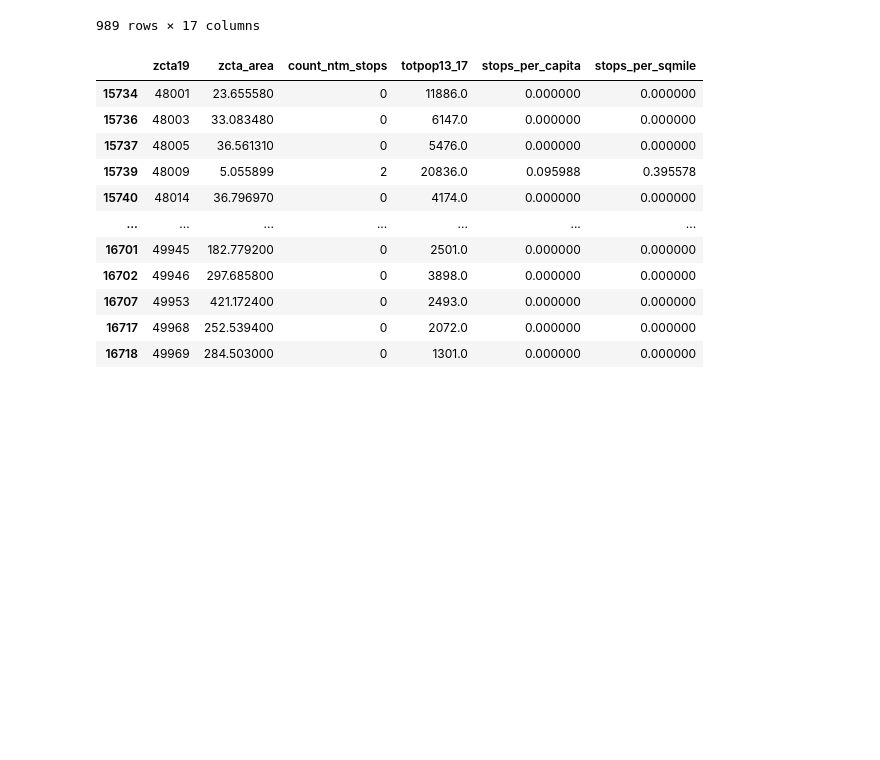
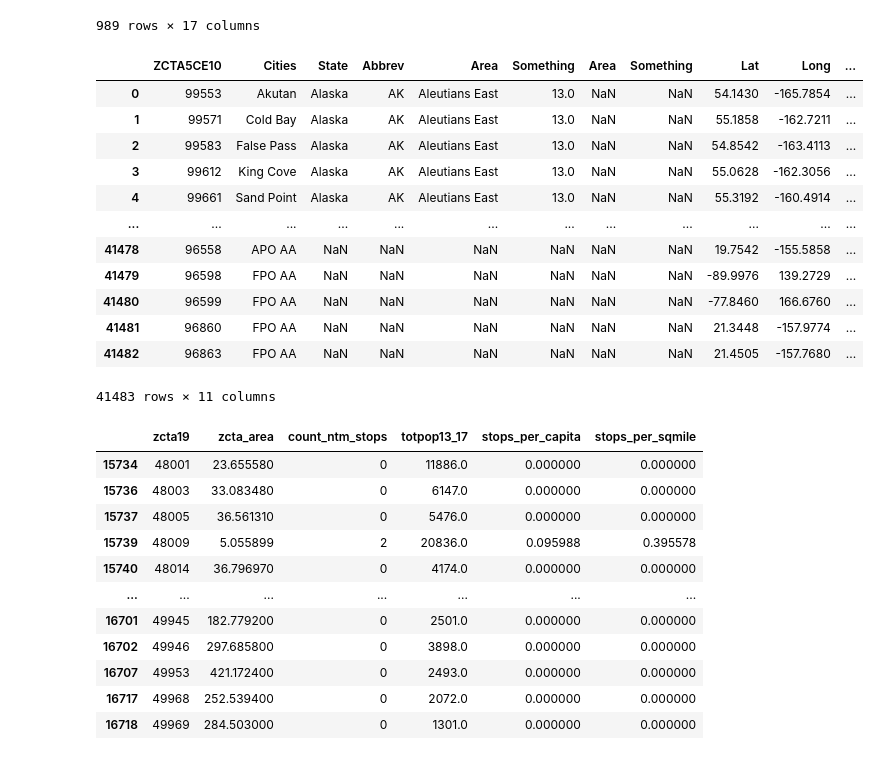
Before and after one commit to HLee12000/UpennDataProject1, a Jupyter notebook: DataCleaning.ipynb, the cells around one changed output. Saved outputs shown, nothing was run; the diff lists cells and outputs as text; code cells hidden in the pictures; blank space fills up the shorter version.

```diff
--- a/DataCleaning.ipynb
+++ b/DataCleaning.ipynb
@@ -7,6 +7,7 @@ transportcsv = Path("Resources/nanda_transit_zcta.csv")
 collegereadycsv = Path("Resources/CollegeReadiness_2017_2018_byZip_20181107.csv")
 freelunchcsv = Path("Resources/FreeAndReducedLunch_Fall207_ByZIP_20181105.csv")
 graduationcsv = Path("Resources/GraduationRates_2016_2017_byZip__20181019.csv")
+usloccsv = Path("Resources/US.txt")
 # %%
 #Read in CSV to dataframes
 transport_data = pd.read_csv(transportcsv)
@@ -31,6 +33,31 @@ collegeready_data
 | 987 | 988 | 2648733 | NaN | NaN | NaN | NaN | ... |
 | 988 | 989 | 2648154 | NaN | NaN | NaN | NaN | ... |
 989 rows × 17 columns
+# %%
+#Fixing usloc_data, resetting indexes and correcting column names
+fixed1_usloc_data = usloc_data.reset_index()
+fixed1_usloc_data = usloc_data.reset_index(-1).reset_index(drop=True)
+fixed2_usloc_data = fixed1_usloc_data.rename(columns={'level_1':'ZCTA5CE10',
+                               'Country': 'Cities',
+                               'Zip':'State',
+                               'City':'Abbrev',
+                               'State':'Area',
+                               'Abbrev':'Something'})
+fixed2_usloc_data
+# %% [output]
+|  | ZCTA5CE10 | Cities | State | Abbrev | Area | Something | Area | Something | Lat | Long | ... |
+| 0 | 99553 | Akutan | Alaska | AK | Aleutians East | 13.0 | NaN | NaN | 54.1430 | -165.7854 | ... |
+| 1 | 99571 | Cold Bay | Alaska | AK | Aleutians East | 13.0 | NaN | NaN | 55.1858 | -162.7211 | ... |
+| 2 | 99583 | False Pass | Alaska | AK | Aleutians East | 13.0 | NaN | NaN | 54.8542 | -163.4113 | ... |
+| 3 | 99612 | King Cove | Alaska | AK | Aleutians East | 13.0 | NaN | NaN | 55.0628 | -162.3056 | ... |
+| 4 | 99661 | Sand Point | Alaska | AK | Aleutians East | 13.0 | NaN | NaN | 55.3192 | -160.4914 | ... |
+| ... | ... | ... | ... | ... | ... | ... | ... | ... | ... | ... | ... |
+| 41478 | 96558 | APO AA | NaN | NaN | NaN | NaN | NaN | NaN | 19.7542 | -155.5858 | ... |
+| 41479 | 96598 | FPO AA | NaN | NaN | NaN | NaN | NaN | NaN | -89.9976 | 139.2729 | ... |
+| 41480 | 96599 | FPO AA | NaN | NaN | NaN | NaN | NaN | NaN | -77.8460 | 166.6760 | ... |
+| 41481 | 96860 | FPO AA | NaN | NaN | NaN | NaN | NaN | NaN | 21.3448 | -157.9774 | ... |
+| 41482 | 96863 | FPO AA | NaN | NaN | NaN | NaN | NaN | NaN | 21.4505 | -157.7680 | ... |
+41483 rows × 11 columns
 # %%
 #Merge of 3 CSVs into a dataframe on zip
 merge1_df = pd.merge(freelunch_data, graduation_data, on=["ZCTA5CE10"])
```
Also changed, not shown: parts of 6 cells of this notebook, 3 other files.
